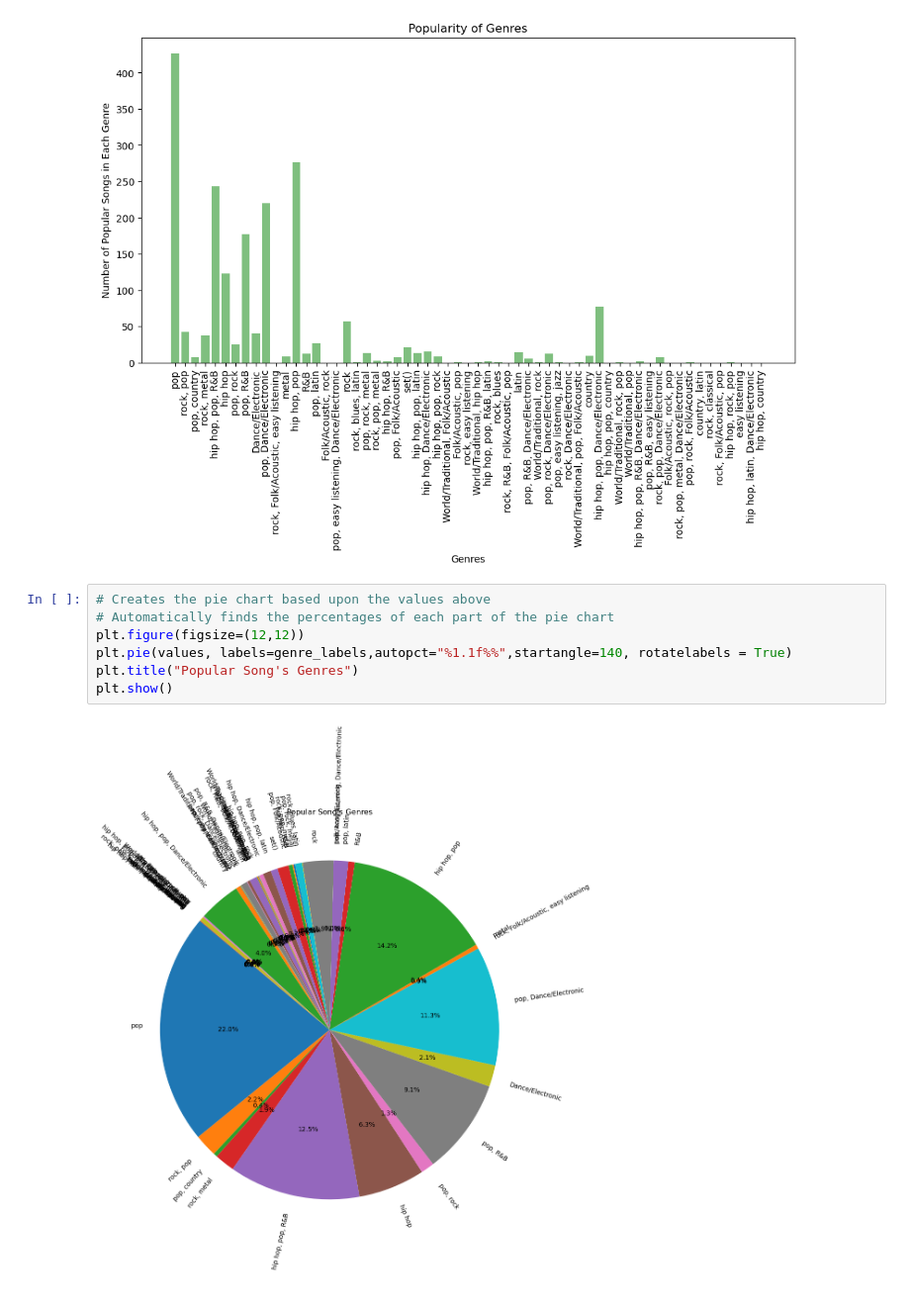
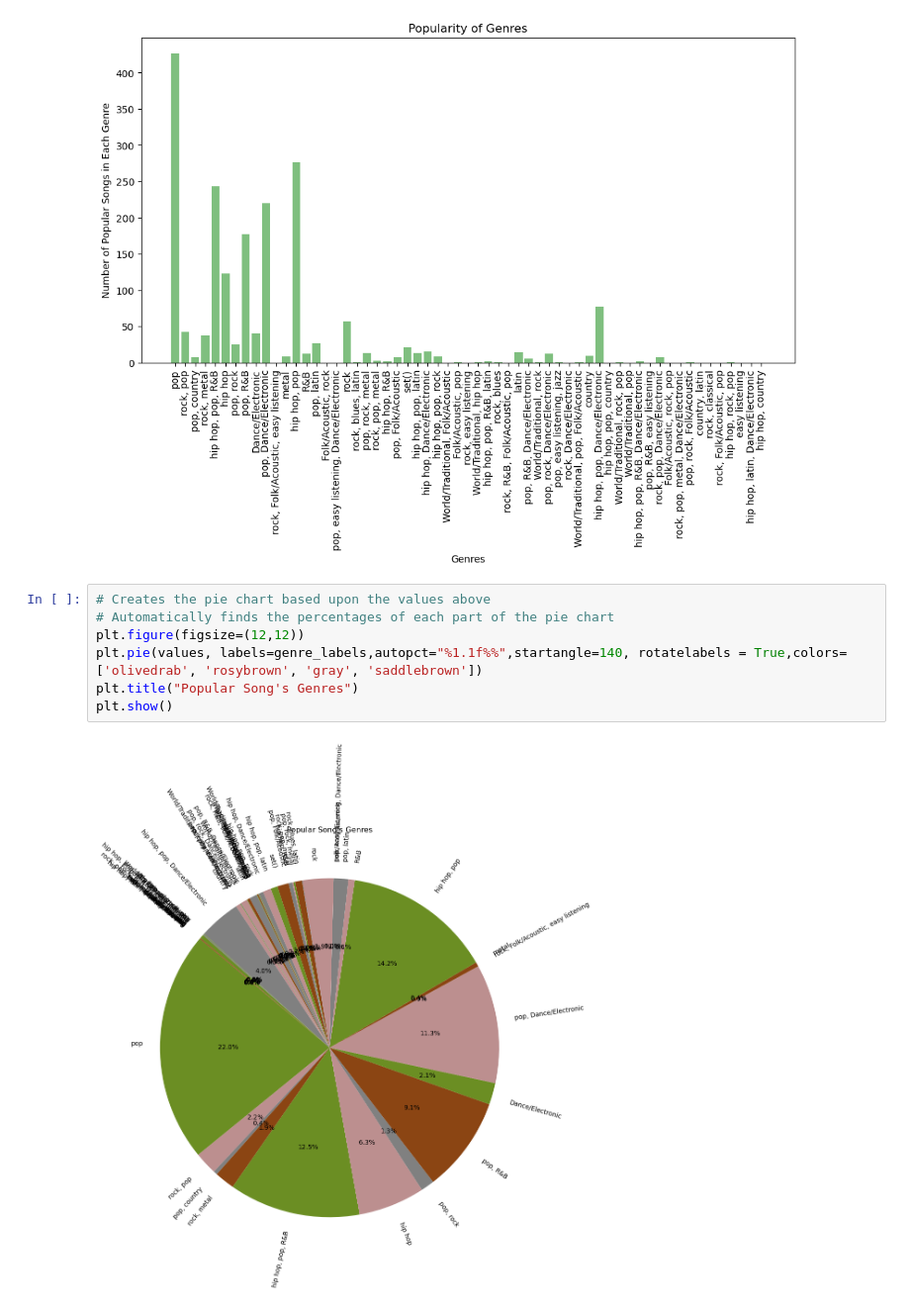
Before and after one commit to RyWheliss96/project-one, a Jupyter notebook: tempo_genre.ipynb, the cells around one changed output. Shown at 99% size. Cells and saved outputs as stored; diff of their text form.

Commit message:
Added to visual

```diff
--- a/tempo_genre.ipynb
+++ b/tempo_genre.ipynb
@@ -93,9 +106,9 @@ plt.show()
 # %%
 # Creates the pie chart based upon the values above
 # Automatically finds the percentages of each part of the pie chart
 plt.figure(figsize=(12,12))
-plt.pie(values, labels=genre_labels,autopct="%1.1f%%",startangle=140, rotatelabels = True)
+plt.pie(values, labels=genre_labels,autopct="%1.1f%%",startangle=140, rotatelabels = True,colors=['olivedrab', 'rosybrown', 'gray', 'saddlebrown'])
 plt.title("Popular Song's Genres")
 plt.show()
 # %% [output]
-[figure, old version]
+[figure, new version]
```
Also changed, not shown: parts of 4 cells of this notebook, 1 other file.
